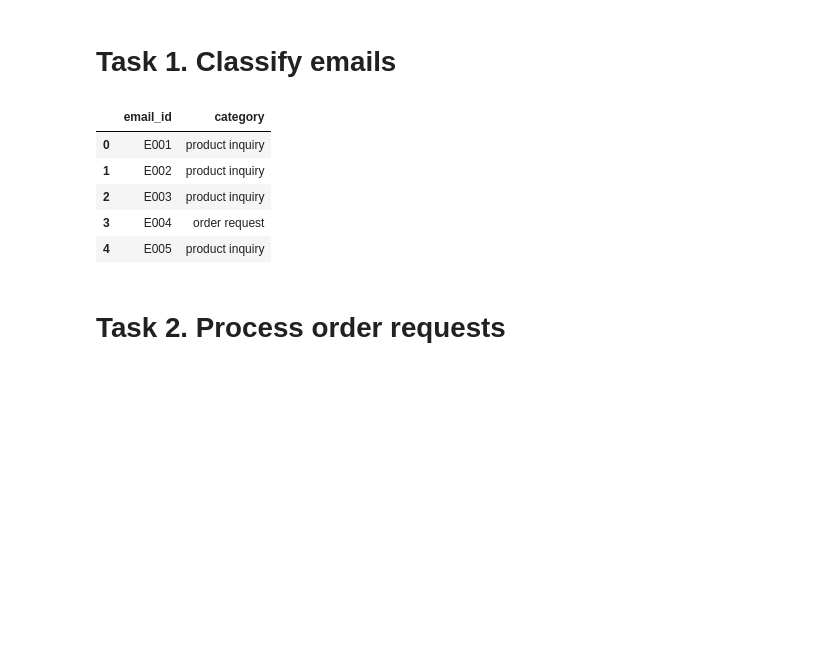
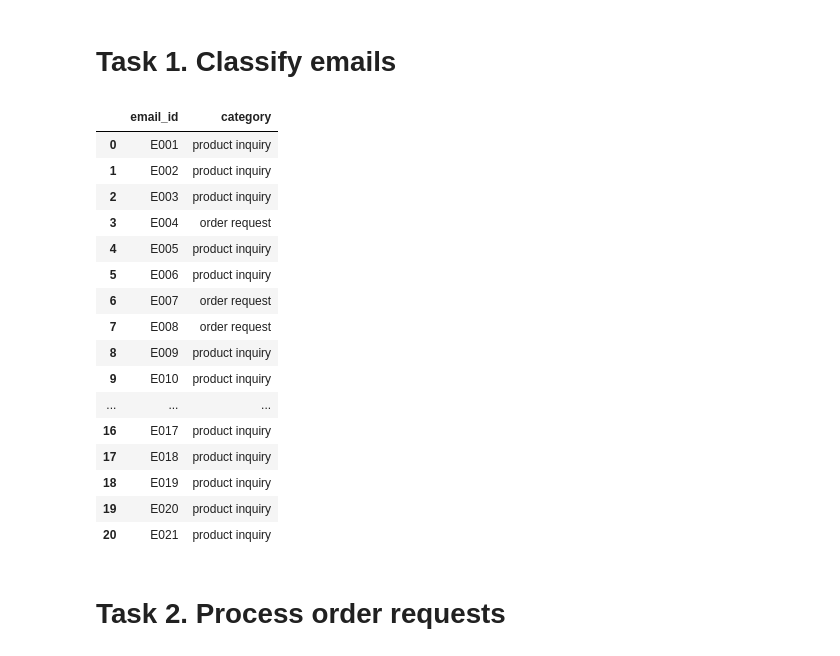
Before and after one commit to theotherpablo/ws-eng-conduit-ai-assessment, a Jupyter notebook: Solving_Business_Problems_with_AI.ipynb, the cells around one changed output. Drawn from its saved outputs; the diff is of its cells as text; code cells hidden in the pictures; blank space fills up the shorter version.

```diff
--- a/Solving_Business_Problems_with_AI.ipynb
+++ b/Solving_Business_Problems_with_AI.ipynb
@@ -169,31 +132,63 @@ _ = plt.ylabel('message')
 # %% [markdown]
 # Task 1. Classify emails
 # %%
+# Code example of reading input data
+
 import pandas as pd
 from IPython.display import display
+import io  # Import the 'io' module
 
 def read_data_frame(document_id, sheet_name):
     export_link = f"https://docs.google.com/spreadsheets/d/{document_id}/gviz/tq?tqx=out:csv&sheet={sheet_name}"
     return  pd.read_csv(export_link)
 
 document_id = '14fKHsblfqZfWj3iAaM2oA51TlYfQlFT4WKo52fVaQ9U'
 products_df = read_data_frame(document_id, 'products')
 emails_df = read_data_frame(document_id, 'emails')
 
-# prompt: classify each email inside emails_df into two categories: "product inquiry" and "order request" based on the subject field. If emails_df include the word "order" or "ordering" then classify it as "order request" otherwise add it to "product inquiry"
+# prompt: classify each email inside emails_df into two categories: "product inquiry" and "order request" based on the subject field. If emails_df include the word "order" or "ordering" then classify it as "order request" otherwise add it to "product inquiry". Generate a new dataframe called "email_classification" and populate it with that information
 
-# Handle potential non-string values in the 'subject' column
-emails_df['category'] = emails_df['subject'].apply(lambda x: 'order request' if isinstance(x, str) and ('order' in x.lower() or 'ordering' in x.lower()) else 'product inquiry')
-#display(emails_df.head(email_id, category))
-display(emails_df[['email_id', 'category']].head())
-#emails_df.head(10)
+email_classification_df = pd.DataFrame(columns=['email_id', 'category'])
+
+for index, row in emails_df.iterrows():
+  # Handle potential float values in the 'subject' column
+  subject = str(row['subject']).lower()  # Convert to string and then lowercase
+  if "order" in subject or "ordering" in subject:
+    email_classification_df.loc[index] = [row['email_id'], "order request"]
+  else:
+    email_classification_df.loc[index] = [row['email_id'], "product inquiry"]
+
+display(email_classification_df)
+
+# Create a new Excel file in memory
+output_file = io.BytesIO() # Now you can use io.BytesIO
+with pd.ExcelWriter(output_file, engine='openpyxl') as writer:
+    email_classification_df.to_excel(writer, sheet_name='email_classification', index=False) # Write DataFrame to Excel
+
+# Reset the buffer's position to the beginning
+output_file.seek(0)
+
+# Option 1: Save the Excel file locally
+with open('email_classification.xlsx', 'wb') as f:
+     f.write(output_file.read())
 # %% [output]
 |  | email_id | category |
 | 0 | E001 | product inquiry |
 | 1 | E002 | product inquiry |
 | 2 | E003 | product inquiry |
 | 3 | E004 | order request |
 | 4 | E005 | product inquiry |
+| 5 | E006 | product inquiry |
+| 6 | E007 | order request |
+| 7 | E008 | order request |
+| 8 | E009 | product inquiry |
+| 9 | E010 | product inquiry |
+| ... | ... | ... |
+| 16 | E017 | product inquiry |
+| 17 | E018 | product inquiry |
+| 18 | E019 | product inquiry |
+| 19 | E020 | product inquiry |
+| 20 | E021 | product inquiry |
 # %% [markdown]
 # Task 2. Process order requests
 # %%
```
Also changed, not shown: parts of 2 cells of this notebook.
